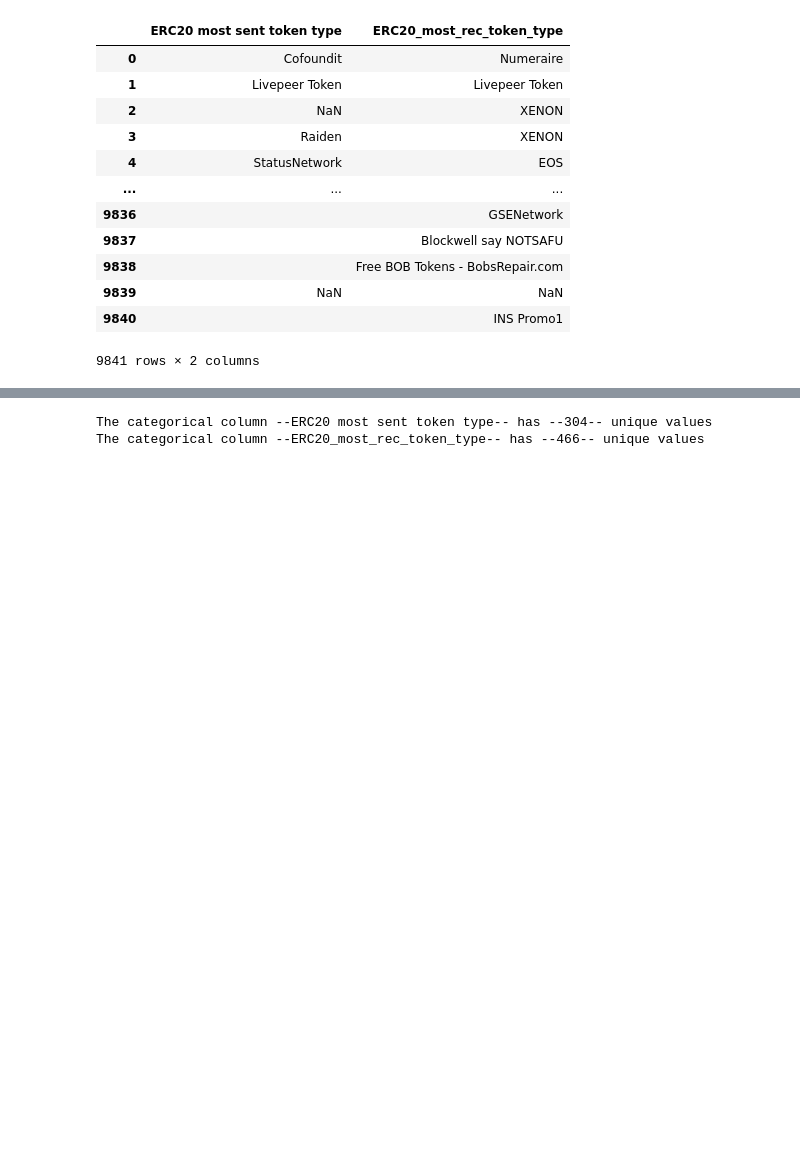
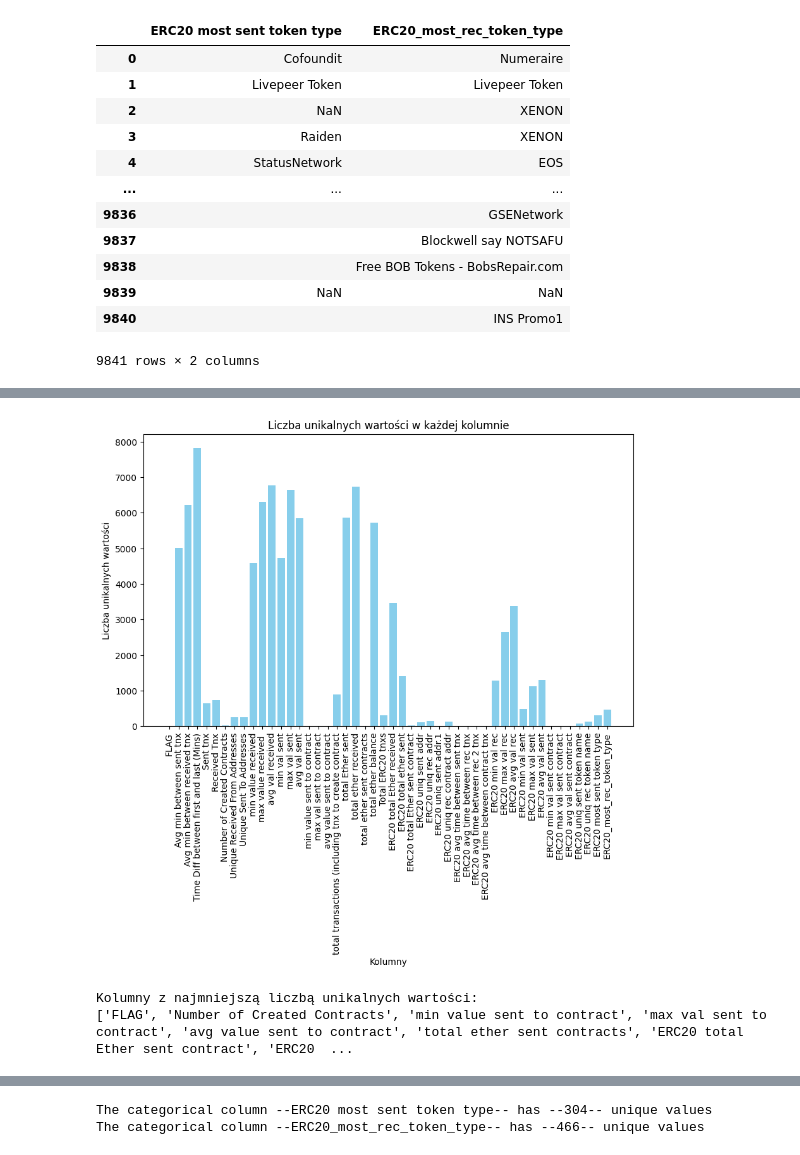
Before and after one commit to nataliaaa14/ML_2024, a Jupyter notebook: CASESTUDY1.ipynb, the cells around one changed output, grey strips where cells are left out. Cells and saved outputs as stored; diff of their text form; code cells hidden in the pictures; blank space fills up the shorter version.

```diff
--- a/CASESTUDY1.ipynb
+++ b/CASESTUDY1.ipynb
@@ -105,0 +136,4 @@ dane[categories]
+# %%
+# Szukanie unikalnych wartości w każdej kolumnie
+for x in dane.columns:
+    print(x,':',len(dane[x].unique()))
@@ -105,0 +158,19 @@ dane[categories]
+# %%
+unikalne_wartosci = [len(dane[x].unique()) for x in dane.columns]
+# Tworzenie wykresu
+plt.figure(figsize=(10, 6))
+plt.bar(dane.columns, unikalne_wartosci, color='skyblue')
+plt.xticks(rotation=90)
+plt.xlabel('Kolumny')
+plt.ylabel('Liczba unikalnych wartości')
+plt.title('Liczba unikalnych wartości w każdej kolumnie')
+plt.show()
+# %% [output]
+[figure, added]
+# %%
+kolumny_mała_unikalność = [dane.columns[i] for i, wartosc in enumerate(unikalne_wartosci) if wartosc < 100]
+print("Kolumny z najmniejszą liczbą unikalnych wartości:")
+print(kolumny_mała_unikalność)
+# %% [output]
+Kolumny z najmniejszą liczbą unikalnych wartości:
+['FLAG', 'Number of Created Contracts', 'min value sent to contract', 'max val sent to contract', 'avg value sent to contract', 'total ether sent contracts', 'ERC20 total Ether sent contract', 'ERC20  ...
```
Also changed, not shown: parts of 41 cells of this notebook, 1 other file.
